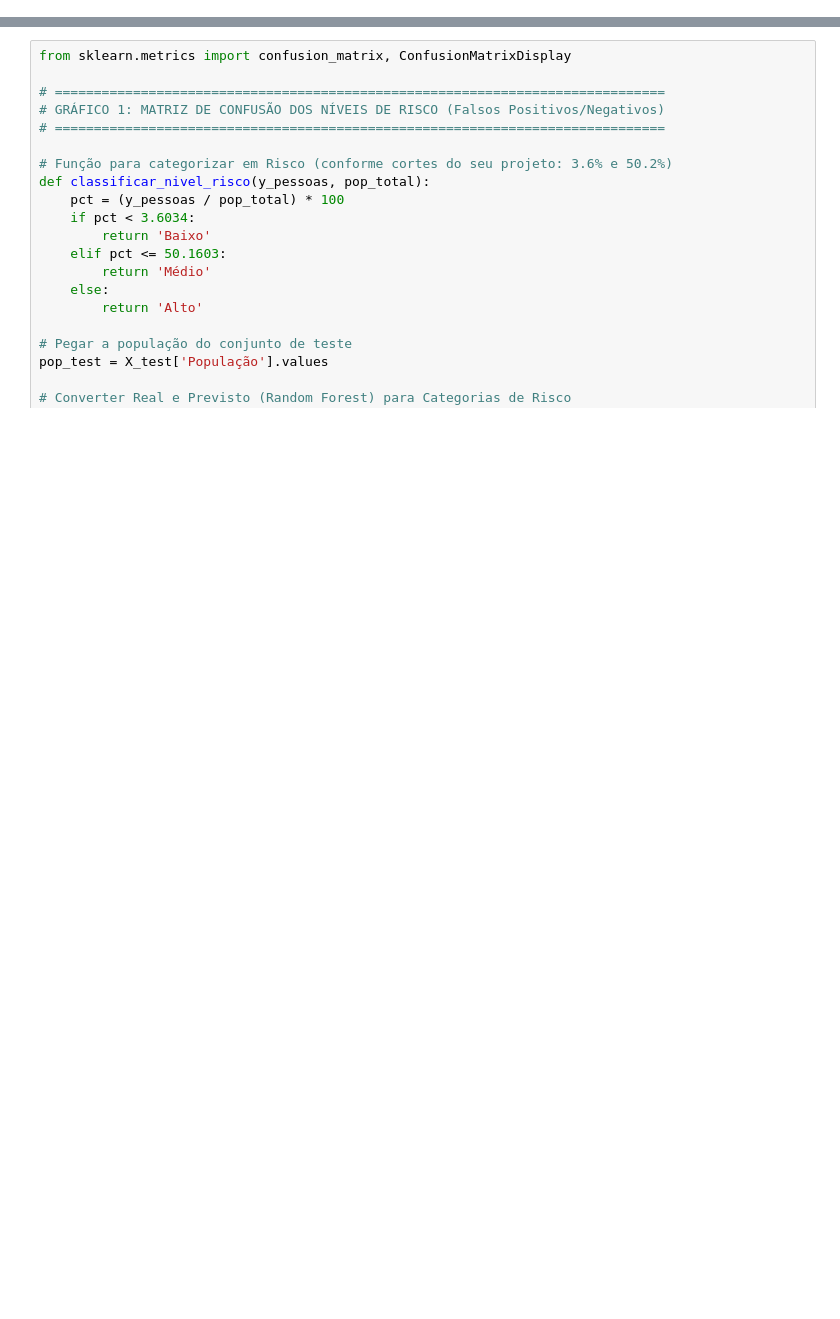
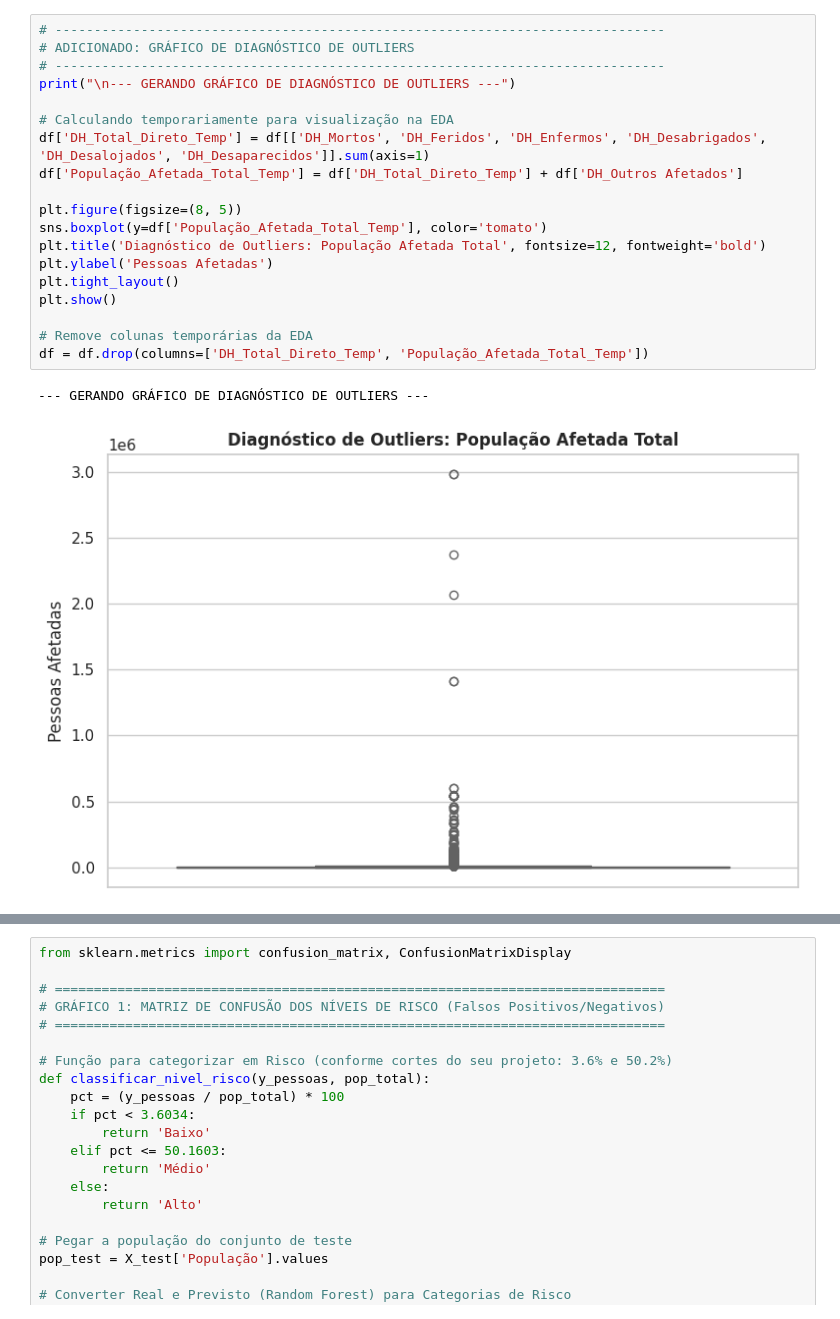
Before and after one commit to LaraDondossola/Classificacao-eventos-climaticos, a Jupyter notebook: Notebooks/Limpeza_e_Pré_processamento.ipynb, the cells around one changed output, grey strips where cells are left out. Saved outputs shown, nothing was run; the diff lists cells and outputs as text; blank space fills up the shorter version.

```diff
--- a/Notebooks/Limpeza_e_Pré_processamento.ipynb
+++ b/Notebooks/Limpeza_e_Pré_processamento.ipynb
@@ -210,0 +101,22 @@ plt.show()
+# %%
+# ------------------------------------------------------------------------------
+# ADICIONADO: GRÁFICO DE DIAGNÓSTICO DE OUTLIERS
+# ------------------------------------------------------------------------------
+print("\n--- GERANDO GRÁFICO DE DIAGNÓSTICO DE OUTLIERS ---")
+
+# Calculando temporariamente para visualização na EDA
+df['DH_Total_Direto_Temp'] = df[['DH_Mortos', 'DH_Feridos', 'DH_Enfermos', 'DH_Desabrigados', 'DH_Desalojados', 'DH_Desaparecidos']].sum(axis=1)
+df['População_Afetada_Total_Temp'] = df['DH_Total_Direto_Temp'] + df['DH_Outros Afetados']
+
+plt.figure(figsize=(8, 5))
+sns.boxplot(y=df['População_Afetada_Total_Temp'], color='tomato')
+plt.title('Diagnóstico de Outliers: População Afetada Total', fontsize=12, fontweight='bold')
+plt.ylabel('Pessoas Afetadas')
+plt.tight_layout()
+plt.show()
+
+# Remove colunas temporárias da EDA
+df = df.drop(columns=['DH_Total_Direto_Temp', 'População_Afetada_Total_Temp'])
+# %% [output]
+--- GERANDO GRÁFICO DE DIAGNÓSTICO DE OUTLIERS ---
+[figure, added]
```
Also changed, not shown: parts of 3 cells of this notebook.
